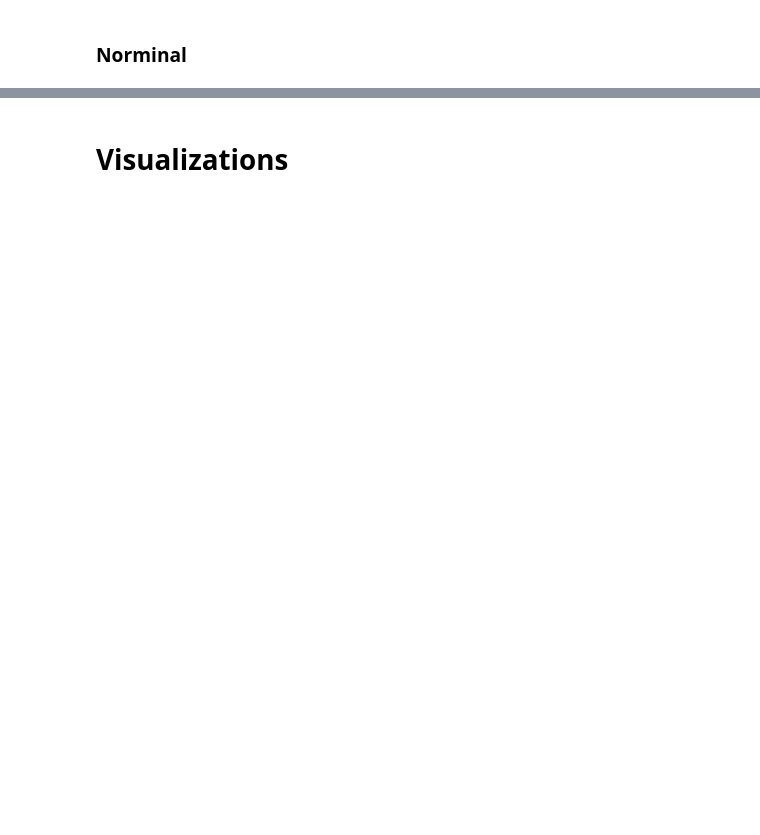
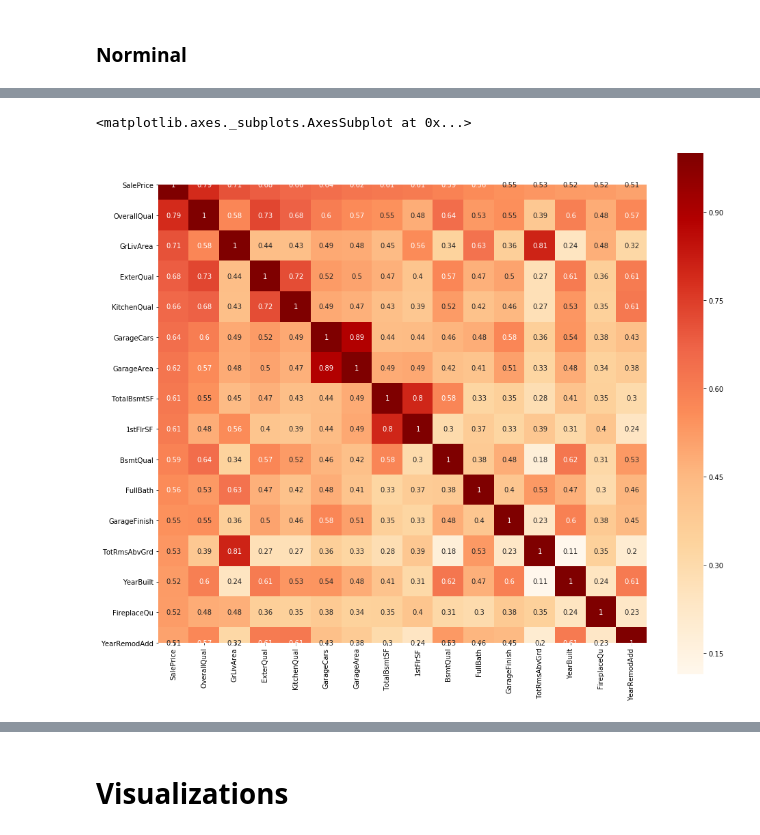
Before and after one commit to lijq33/Data-mining, a Jupyter notebook: Data Mining Assignment.ipynb, the cells around one changed output, grey strips where cells are left out. Cells and saved outputs as stored; diff of their text form; code cells hidden in the pictures; blank space fills up the shorter version.

```diff
--- a/Data Mining Assignment.ipynb
+++ b/Data Mining Assignment.ipynb
@@ -424,0 +133,27 @@ for col in Ordinal:
+# %%
+for col in ['KitchenQual', 'BsmtQual', 'BsmtCond', 'FireplaceQu', 'GarageCond', 'GarageQual']:
+    df[col] = df[col].replace(['None', 'Po', 'Fa', 'TA', 'Gd', 'Ex'], np.arange(0,6).tolist()).astype(int)
+
+for col in ['ExterQual', 'ExterCond', 'HeatingQC']:
+    df[col] = df[col].replace(['Po', 'Fa', 'TA', 'Gd', 'Ex'], np.arange(0,5).tolist()).astype(int)
+
+for col in ['BsmtFinType1', 'BsmtFinType2']:
+    df[col] = df[col].replace(['None', 'Unf', 'LwQ', 'Rec', 'BLQ', 'ALQ', 'GLQ'], np.arange(0,7).tolist()).astype(int)
+
+df['Street'] = df.Street.replace(['Grvl', 'Pave'], np.arange(0,2).tolist()).astype(int)
+df['Alley'] = df.Alley.replace(['None', 'Grvl', 'Pave'], np.arange(0,3).tolist()).astype(int)
+df['PoolQC'] = df.PoolQC.replace(['None', 'Fa', 'TA', 'Gd', 'Ex'], np.arange(0,5).tolist()).astype(int)
+df['Functional'] = df.Functional.replace(['None', 'Sal', 'Sev', 'Maj2', 'Maj1', 'Mod', 'Min2', 'Min1', 'Typ'], np.arange(0,9).tolist()).astype(int)
+df['BsmtExposure'] = df.BsmtExposure.replace(['None', 'No', 'Mn', 'Av', 'Gd'], np.arange(0,5).tolist()).astype(int)
+df['Fence'] = df.Fence.replace(['None', 'MnWw', 'GdWo', 'MnPrv', 'GdPrv'], np.arange(0,5).tolist()).astype(int)
+df['Utilities'] = df.Utilities.replace(['None', 'ELO', 'NoSeWa', 'NoSewr', 'AllPub'], np.arange(0,5).tolist()).astype(int)
+df['CentralAir'] = df.CentralAir.replace(['N', 'Y'], np.arange(0,2).tolist()).astype(int)
+df['PavedDrive'] = df.PavedDrive.replace(['N', 'P', 'Y'], [0, 1, 2]).astype(int)
+df['GarageFinish'] = df.GarageFinish.replace(['None', 'Unf', 'RFn', 'Fin'], np.arange(0,4).tolist()).astype(int)
+
+df['LandContour'] = df.LandContour.replace(['Low', 'HLS' , 'Bnk', 'Lvl'], np.arange(0,4).tolist()).astype(int)
+df['LandSlope'] = df.LandSlope.replace(['Sev', 'Mod', 'Gtl'], np.arange(0,3).tolist()).astype(int)
+df['LotShape'] = df.LotShape.replace(['IR3', 'IR2', 'IR1', 'Reg'], np.arange(0,4).tolist()).astype(int)
+# %%
+categoricals = df.select_dtypes(exclude=np.number).columns.tolist()
+print(categoricals)
@@ -425,2 +166,7 @@ for col in Ordinal:
 # %% [markdown]
 ### Norminal
+# %%
+for category in categoricals:
+    dummy = pd.get_dummies(df[category], prefix = category)
+    df = pd.concat([df, dummy], axis = 1)
+    df.drop(category, axis=1, inplace=True)
@@ -426,0 +188,3 @@ for col in Ordinal:
+# %%
+high_corr = df.corr()['SalePrice'][(abs(df.corr()['SalePrice']) > 0.5)].sort_values(ascending = False)
+high_corr
@@ -426,0 +209,6 @@ for col in Ordinal:
+# %%
+fig, axes = plt.subplots(figsize=(16,14))
+sns.heatmap(df[high_corr.index].corr(), cbar=True, annot=True, cmap = 'OrRd', square=True)
+# %% [output]
+<matplotlib.axes._subplots.AxesSubplot at 0x...>
+[figure, added]
```
Also changed, not shown: parts of 120 cells of this notebook.
